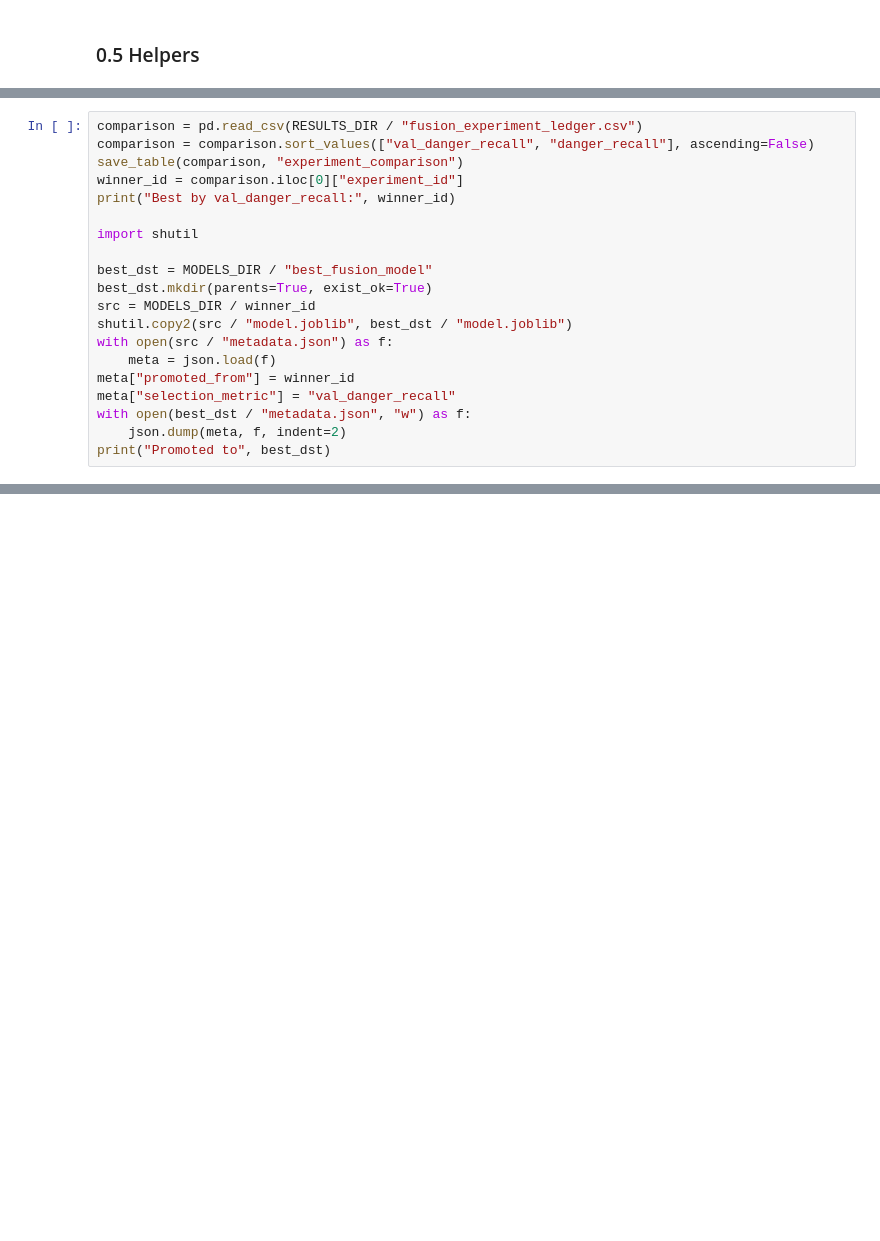
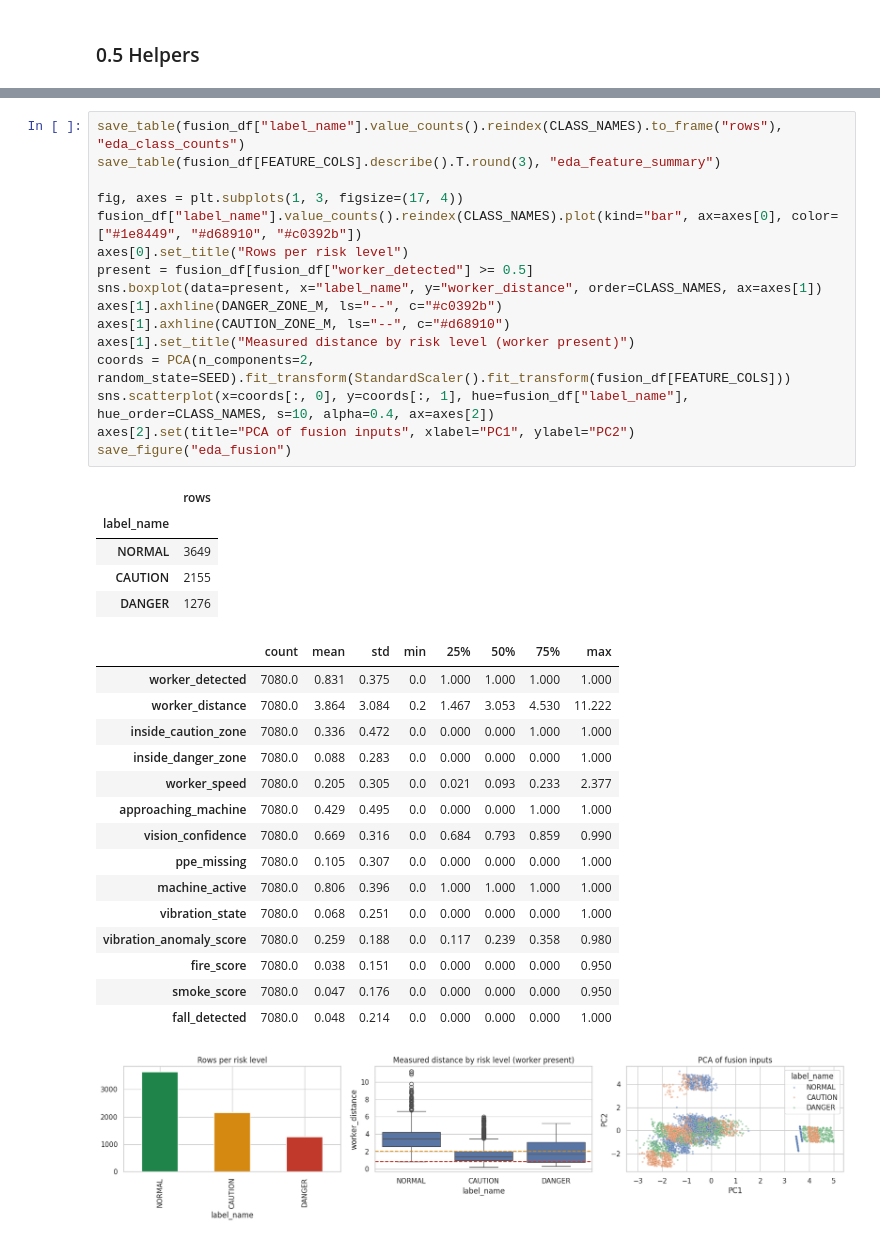
Before and after one commit to Bonaparte003/Smart-Accident-System-Monitoring-SAMS-, a Jupyter notebook: notebooks/03_fusion_risk_classification.ipynb, the cells around one changed output, grey strips where cells are left out. Drawn from its saved outputs; the diff is of its cells as text; blank space fills up the shorter version.

Commit message:
Notebooks 03-04: fusion v2 retrain and distance focal-height calibration

```diff
--- a/notebooks/03_fusion_risk_classification.ipynb
+++ b/notebooks/03_fusion_risk_classification.ipynb
@@ -628,20 +287,0 @@ PosixPath('/content/drive/MyDrive/SAMS/models/fusion/fusion_exp04_mlp')
-# %%
-comparison = pd.read_csv(RESULTS_DIR / "fusion_experiment_ledger.csv")
-comparison = comparison.sort_values(["val_danger_recall", "danger_recall"], ascending=False)
-save_table(comparison, "experiment_comparison")
-winner_id = comparison.iloc[0]["experiment_id"]
-print("Best by val_danger_recall:", winner_id)
-
-import shutil
-
-best_dst = MODELS_DIR / "best_fusion_model"
-best_dst.mkdir(parents=True, exist_ok=True)
-src = MODELS_DIR / winner_id
-shutil.copy2(src / "model.joblib", best_dst / "model.joblib")
-with open(src / "metadata.json") as f:
-    meta = json.load(f)
-meta["promoted_from"] = winner_id
-meta["selection_metric"] = "val_danger_recall"
-with open(best_dst / "metadata.json", "w") as f:
-    json.dump(meta, f, indent=2)
-print("Promoted to", best_dst)
@@ -663,0 +536,38 @@ Promoted to /content/drive/MyDrive/SAMS/models/fusion/best_fusion_model
+# %%
+save_table(fusion_df["label_name"].value_counts().reindex(CLASS_NAMES).to_frame("rows"), "eda_class_counts")
+save_table(fusion_df[FEATURE_COLS].describe().T.round(3), "eda_feature_summary")
+
+fig, axes = plt.subplots(1, 3, figsize=(17, 4))
+fusion_df["label_name"].value_counts().reindex(CLASS_NAMES).plot(kind="bar", ax=axes[0], color=["#1e8449", "#d68910", "#c0392b"])
+axes[0].set_title("Rows per risk level")
+present = fusion_df[fusion_df["worker_detected"] >= 0.5]
+sns.boxplot(data=present, x="label_name", y="worker_distance", order=CLASS_NAMES, ax=axes[1])
+axes[1].axhline(DANGER_ZONE_M, ls="--", c="#c0392b")
+axes[1].axhline(CAUTION_ZONE_M, ls="--", c="#d68910")
+axes[1].set_title("Measured distance by risk level (worker present)")
+coords = PCA(n_components=2, random_state=SEED).fit_transform(StandardScaler().fit_transform(fusion_df[FEATURE_COLS]))
+sns.scatterplot(x=coords[:, 0], y=coords[:, 1], hue=fusion_df["label_name"], hue_order=CLASS_NAMES, s=10, alpha=0.4, ax=axes[2])
+axes[2].set(title="PCA of fusion inputs", xlabel="PC1", ylabel="PC2")
+save_figure("eda_fusion")
+# %% [output]
+|  | rows |
+| label_name |  |
+| NORMAL | 3649 |
+| CAUTION | 2155 |
+| DANGER | 1276 |
+|  | count | mean | std | min | 25% | 50% | 75% | max |
+| worker_detected | 7080.0 | 0.831 | 0.375 | 0.0 | 1.000 | 1.000 | 1.000 | 1.000 |
+| worker_distance | 7080.0 | 3.864 | 3.084 | 0.2 | 1.467 | 3.053 | 4.530 | 11.222 |
+| inside_caution_zone | 7080.0 | 0.336 | 0.472 | 0.0 | 0.000 | 0.000 | 1.000 | 1.000 |
+| inside_danger_zone | 7080.0 | 0.088 | 0.283 | 0.0 | 0.000 | 0.000 | 0.000 | 1.000 |
+| worker_speed | 7080.0 | 0.205 | 0.305 | 0.0 | 0.021 | 0.093 | 0.233 | 2.377 |
+| approaching_machine | 7080.0 | 0.429 | 0.495 | 0.0 | 0.000 | 0.000 | 1.000 | 1.000 |
+| vision_confidence | 7080.0 | 0.669 | 0.316 | 0.0 | 0.684 | 0.793 | 0.859 | 0.990 |
+| ppe_missing | 7080.0 | 0.105 | 0.307 | 0.0 | 0.000 | 0.000 | 0.000 | 1.000 |
+| machine_active | 7080.0 | 0.806 | 0.396 | 0.0 | 1.000 | 1.000 | 1.000 | 1.000 |
+| vibration_state | 7080.0 | 0.068 | 0.251 | 0.0 | 0.000 | 0.000 | 0.000 | 1.000 |
+| vibration_anomaly_score | 7080.0 | 0.259 | 0.188 | 0.0 | 0.117 | 0.239 | 0.358 | 0.980 |
+| fire_score | 7080.0 | 0.038 | 0.151 | 0.0 | 0.000 | 0.000 | 0.000 | 0.950 |
+| smoke_score | 7080.0 | 0.047 | 0.176 | 0.0 | 0.000 | 0.000 | 0.000 | 0.950 |
+| fall_detected | 7080.0 | 0.048 | 0.214 | 0.0 | 0.000 | 0.000 | 0.000 | 1.000 |
+[figure, added]
```
Also changed, not shown: parts of 59 cells of this notebook, 29 other files.
